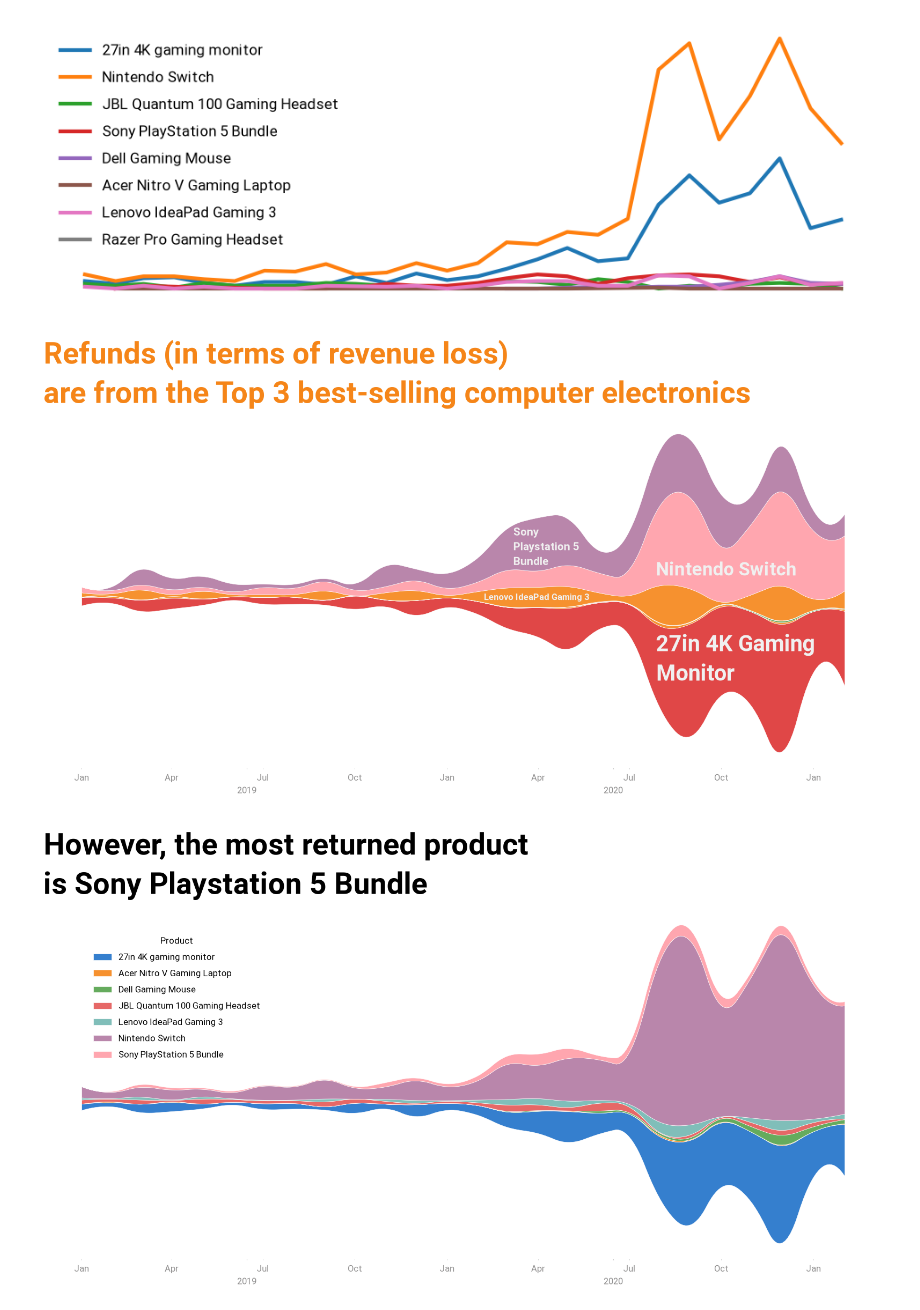
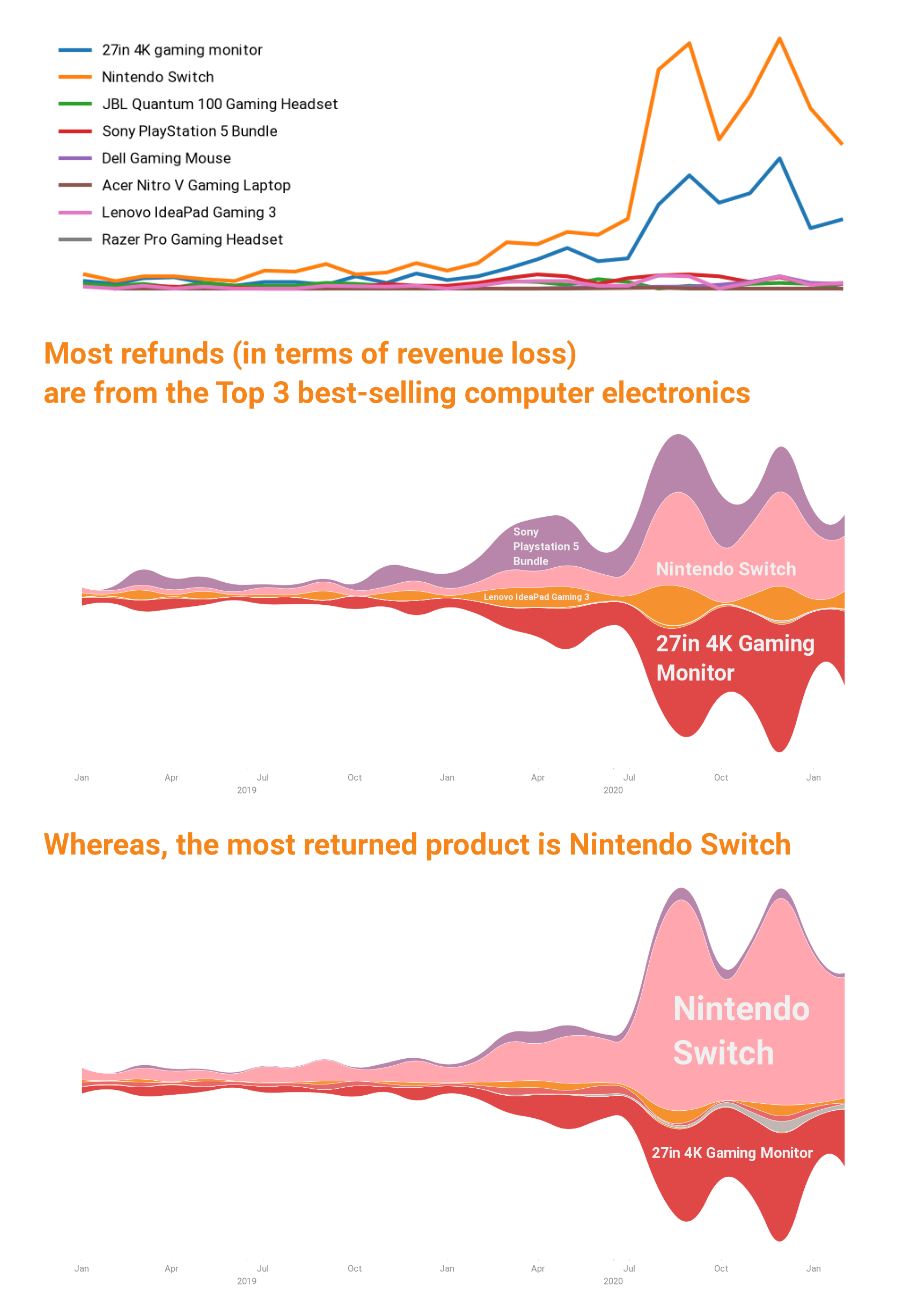
Before and after one commit to mjsluminarias/gamezone-ecommerce, a Jupyter notebook: code_queries/refunds.ipynb, the cells around one changed output. Drawn from its saved outputs; the diff is of its cells as text; code cells hidden in the pictures.

Commit message:
refunds visualization

```diff
--- a/code_queries/refunds.ipynb
+++ b/code_queries/refunds.ipynb
@@ -149,7 +149,7 @@ plt.show()
 colors = [
     "#dd3333",  # Blue
     "#F58518",  # Orange
-    "#54A24B",  # Green
+    "#BAB0AC",  # Green
     "#E45756",  # Red
     "#F58518",  # Teal
     "#FF9DA6",  # Purple
@@ -201,7 +201,7 @@ ax.stackplot(
 # Formatting
 # ---------------------------------------
 
-ax.set_title("Refunds (in terms of revenue loss) \nare from the Top 3 best-selling computer electronics", fontsize=40, fontweight="bold", loc="left", pad=20, color ="#F58518")
+ax.set_title("Most refunds (in terms of revenue loss) \nare from the Top 3 best-selling computer electronics", fontsize=40, fontweight="bold", loc="left", pad=20, color ="#F58518")
 # ax.text(0, 1.02, "Smoothed monthly lost revenue by product", transform=ax.transAxes, fontsize=12, alpha=0.65)
 ax.set_ylabel("Lost Revenue")
 ax.yaxis.set_major_formatter(FuncFormatter(lambda x, _: f"${x:,.0f}"))
@@ -274,16 +274,16 @@ plt.tight_layout()
 plt.savefig("../figures/refunds/lost_revenue_strea,.png", transparent=True, dpi=300)
 plt.show()
 # %% [output]
-[figure, old version]
+[figure, new version]
 # %%
 colors = [
-    "#1F71C9",  # Blue
+    "#dd3333",  # Blue
     "#F58518",  # Orange
-    "#54A24B",  # Green
+    "#BAB0AC",  # Green
     "#E45756",  # Red
-    "#72B7B2",  # Teal
-    "#B279A2",  # Purple
-    "#FF9DA6",  # Pink
+    "#F58518",  # Teal
+    "#FF9DA6",  # Purple
+    "#B279A2",  # Pink
     "#9D755D",  # Brown
     "#BAB0AC",  # Gray
     "#2F4B7C"   # Dark blue
@@ -349,7 +349,7 @@ ax.stackplot(
 # Formatting
 # ---------------------------------------
 
-ax.set_title("However, the most returned product\nis Sony Playstation 5 Bundle", fontsize=40, fontweight="bold", loc="left", pad=20)
+ax.set_title("Whereas, the most returned product is Nintendo Switch", fontsize=40, fontweight="bold", loc="left", pad=20, color ="#F58518")
 # ax.text(0, 1.02, "Smoothed monthly lost revenue by product", transform=ax.transAxes, fontsize=12, alpha=0.65)
 
 ax.set_ylabel("Lost Revenue")
@@ -357,36 +357,50 @@ ax.set_ylabel("Lost Revenue")
 ax.yaxis.set_major_formatter(FuncFormatter(lambda x, _: f"${x:,.0f}"))
 
 ax.grid(axis="y", alpha=0.15, linestyle="--")
 
 ax.spines["top"].set_visible(False)
 ax.spines["right"].set_visible(False)
 ax.spines["left"].set_visible(False)
 
 ax.spines["bottom"].set_visible(False)
 ax.axes.get_yaxis().set_visible(False)
 
 
 ax.xaxis.set_minor_locator(mdates.MonthLocator(bymonth=[1, 4, 7, 10]))
 ax.xaxis.set_minor_formatter(mdates.DateFormatter("%b"))
 
 # years (major ticks), placed mid-year so they don't collide with jan/jul
 ax.xaxis.set_major_locator(mdates.YearLocator(month=6, day=15))
 ax.xaxis.set_major_formatter(mdates.DateFormatter("%Y"))
 
 ax.tick_params(axis="x", which="major", pad=20, length=1, colors = "#908F8F") # params for years
 ax.tick_params(axis="x", which="minor", pad=3, length=1, colors = "#908F8F") # params for months
 
 
-ax.legend(
-    title="Product",
-    loc="upper left",
-    bbox_to_anchor=(0.05, 0.95),
-    frameon=False
+# ax.legend(title="Product", loc="upper left", bbox_to_anchor=(0.05, 0.95), frameon=False)
+
+plt.annotate(
+    "27in 4K Gaming Monitor",
+    xy=(0.725, 0.26),
+    xycoords='axes fraction',
+    color = "#F0F0F0",
+    fontsize = 20,
+    fontweight = "bold"   # Tells plt to treat (0.5, 0.5) as 50% width, 50% height
 )
+
+plt.annotate(
+    "Nintendo\nSwitch",
+    xy=(0.75, 0.50),
+    xycoords='axes fraction',
+    color = "#F0F0F0",
+    fontsize = 45,
+    fontweight = "bold"   # Tells plt to treat (0.5, 0.5) as 50% width, 50% height
+)
+
 plt.tight_layout()
 plt.savefig("../figures/refunds/lost_revenue_orders.png", transparent=True, dpi=300, bbox_inches = "tight")
 
 
 plt.show()
 # %% [output]
-[figure, old version]
+[figure, new version]
```
Also changed, not shown: 2 other files.
